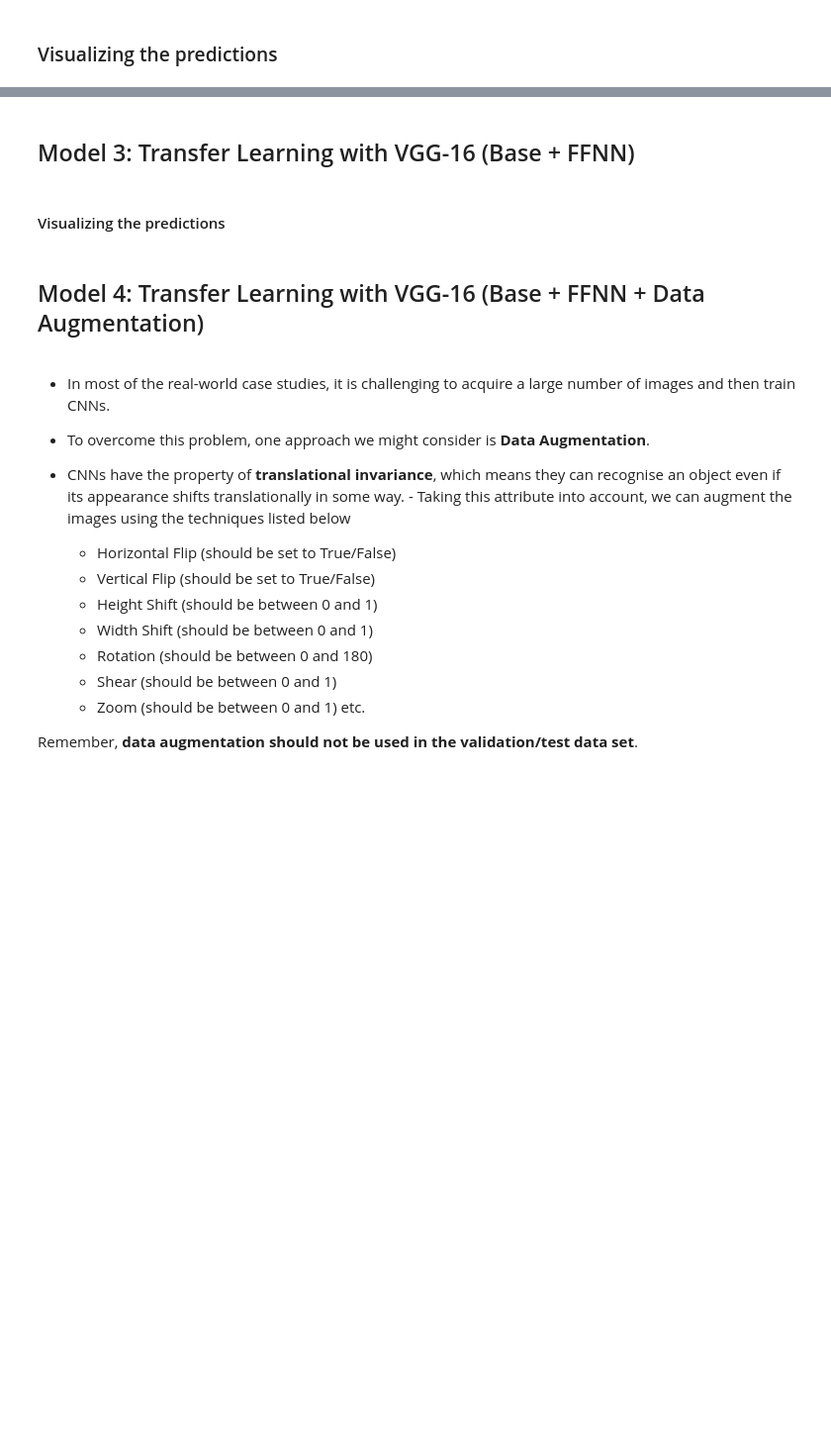
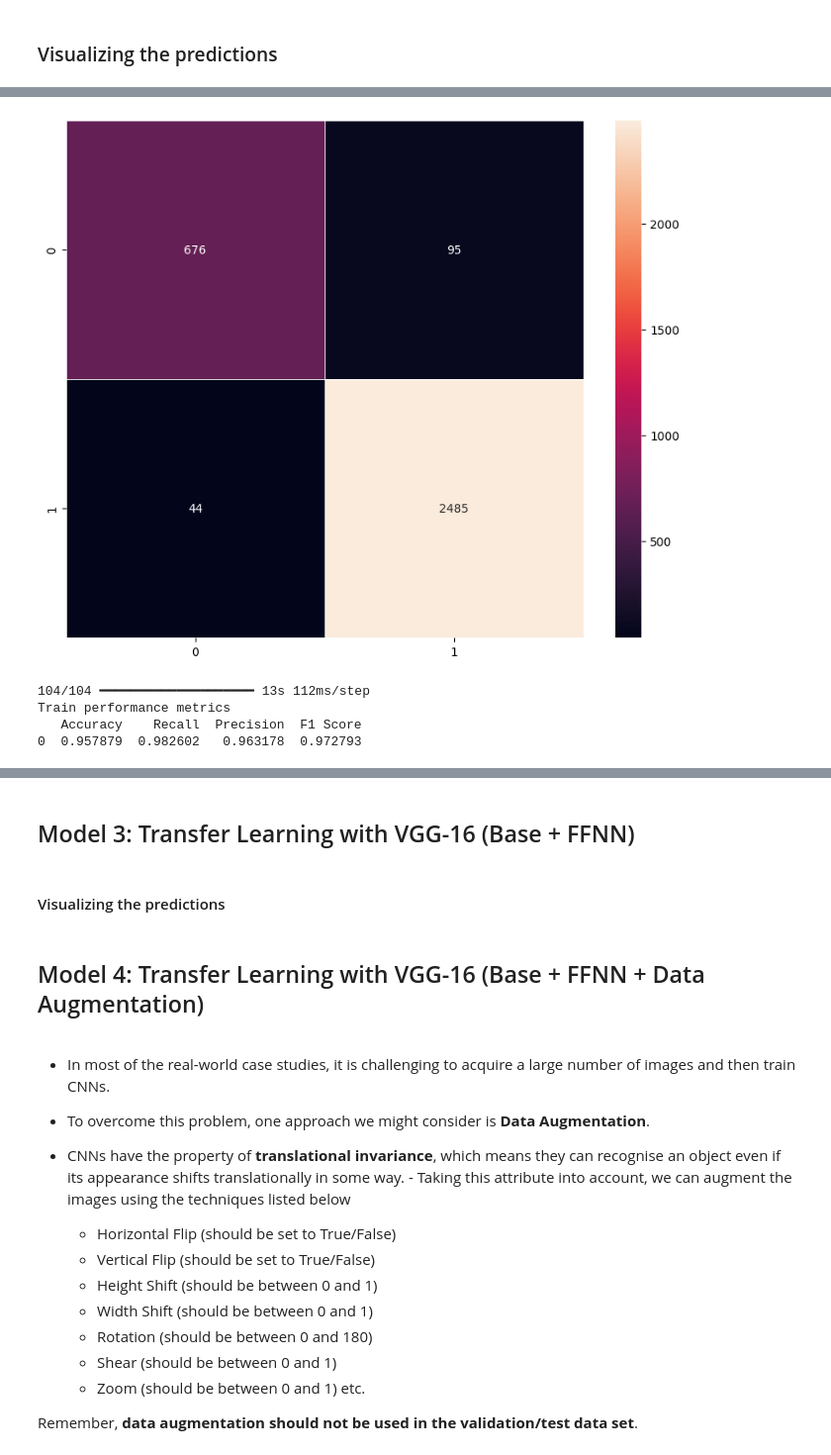
Before and after one commit to AkshayGovindaraj/GoogleColab, a Jupyter notebook: HelmNet_Full_Code.ipynb, the cells around one changed output, grey strips where cells are left out. Shown at 99% size. Cells and saved outputs as stored; diff of their text form; code cells hidden in the pictures; blank space fills up the shorter version.

```diff
--- a/HelmNet_Full_Code.ipynb
+++ b/HelmNet_Full_Code.ipynb
@@ -374,0 +490,3 @@ model_1_train_perf
+# %%
+plot_confusion_matrix(model_2,X_train_normalized,y_train)
+# %% [output]
@@ -374,0 +494,11 @@ model_1_train_perf
+[figure, added]
+# %%
+model_2_valid_perf = model_performance_classification(model_2, X_train_normalized,y_train)
+
+print("Train performance metrics")
+print(model_2_valid_perf)
+# %% [output]
+104/104 ━━━━━━━━━━━━━━━━━━━━ 13s 112ms/step
+Train performance metrics
+   Accuracy    Recall  Precision  F1 Score
+0  0.957879  0.982602   0.963178  0.972793
```
Also changed, not shown: parts of 24 cells of this notebook.
